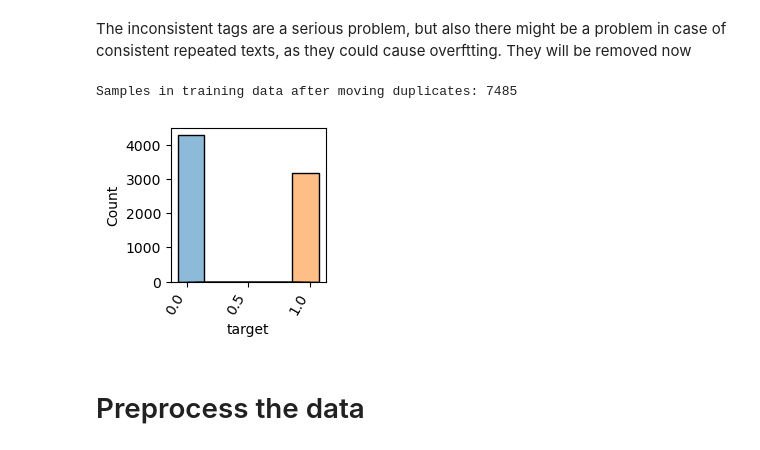
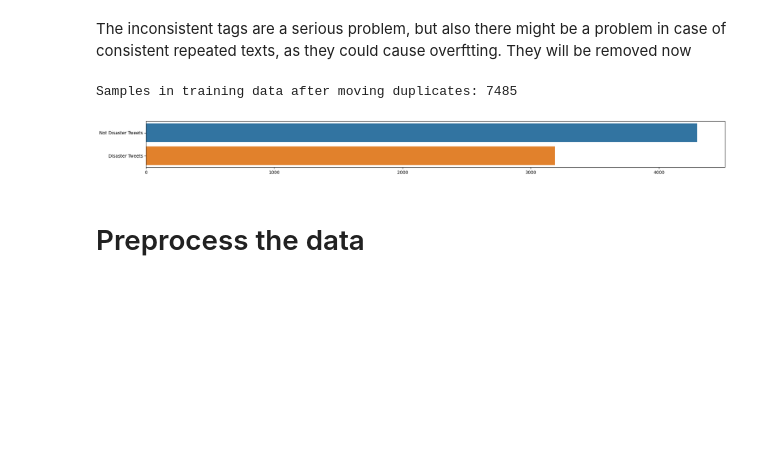
Before and after one commit to DavidEPP/NLP_disaster_tweet_classifier, a Jupyter notebook: RNN_for_disaster_tweets.ipynb, the cells around one changed output. Drawn from its saved outputs; the diff is of its cells as text; code cells hidden in the pictures; blank space fills up the shorter version.

```diff
--- a/RNN_for_disaster_tweets.ipynb
+++ b/RNN_for_disaster_tweets.ipynb
@@ -233,11 +235,15 @@ print(f'Samples in training data after moving duplicates: {df_train_cleaned.shap
 Samples in training data after moving duplicates: 7485
 # %%
 # We now see the corresponding distribution of the categories
-plt.figure(figsize=(2, 2))
-sns.histplot(df_train_cleaned, x='target', hue='target', shrink=3, legend=False);
-plt.xticks(rotation=60, ha='right');
+
+labels = ["Not Disaster Tweets", "Disaster Tweets",]
+values = [df_train_cleaned[df_train_cleaned['target'] == 0].shape[0], df_train_cleaned[df_train_cleaned['target'] == 1].shape[0]]
+
+plt.figure(figsize=(20, 2))
+sns.barplot(y=labels, x=values,hue=labels)
+plt.tight_layout();
 # %% [output]
-[figure, old version]
+[figure, new version]
 # %% [markdown]
 # Preprocess the data
 # %%
```
Also changed, not shown: parts of 29 cells of this notebook.
